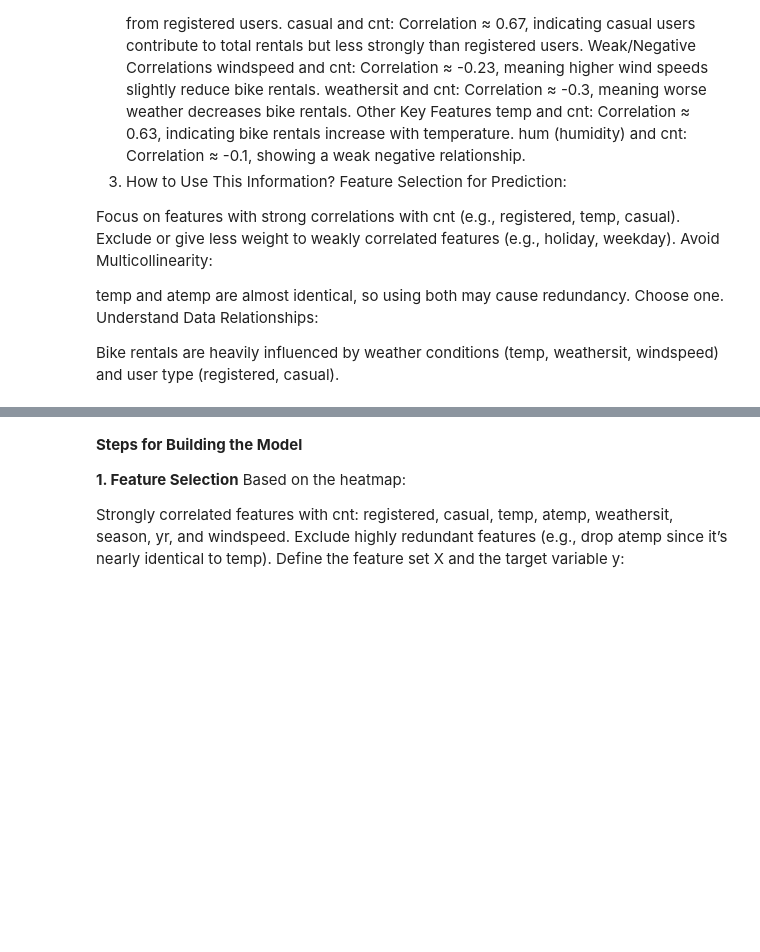
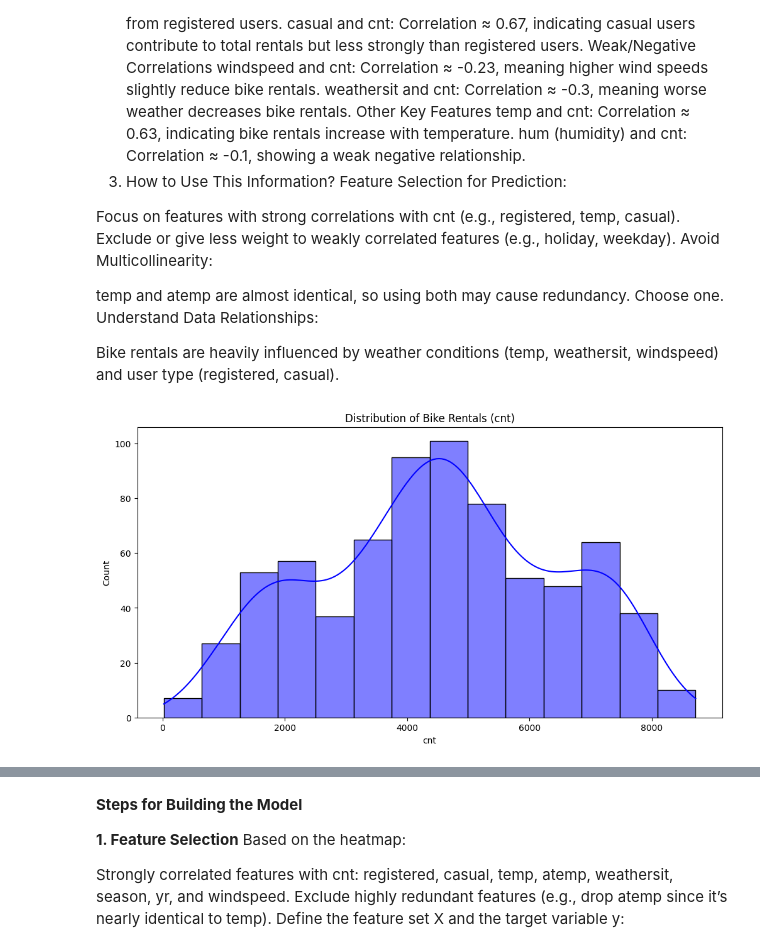
Before and after one commit to Mayar215999/data-science-project, a Jupyter notebook: bike_rental_prediction_assignment.ipynb, the cells around one changed output, grey strips where cells are left out. Cells and saved outputs as stored; diff of their text form; code cells hidden in the pictures; blank space fills up the shorter version.

```diff
--- a/bike_rental_prediction_assignment.ipynb
+++ b/bike_rental_prediction_assignment.ipynb
@@ -215,3 +245,16 @@ temp and atemp are almost identical, so using both may cause redundancy. Choose
 Understand Data Relationships:
 
 Bike rentals are heavily influenced by weather conditions (temp, weathersit, windspeed) and user type (registered, casual).
+# %%
+##Feature Distributions:
+
+import seaborn as sns
+import matplotlib.pyplot as plt
+
+# Visualize feature distributions
+plt.figure(figsize=(12, 6))
+sns.histplot(day_df['cnt'], kde=True, color='blue')
+plt.title('Distribution of Bike Rentals (cnt)')
+plt.show()
+# %% [output]
+[figure, added]
```
Also changed, not shown: parts of 9 cells of this notebook.
